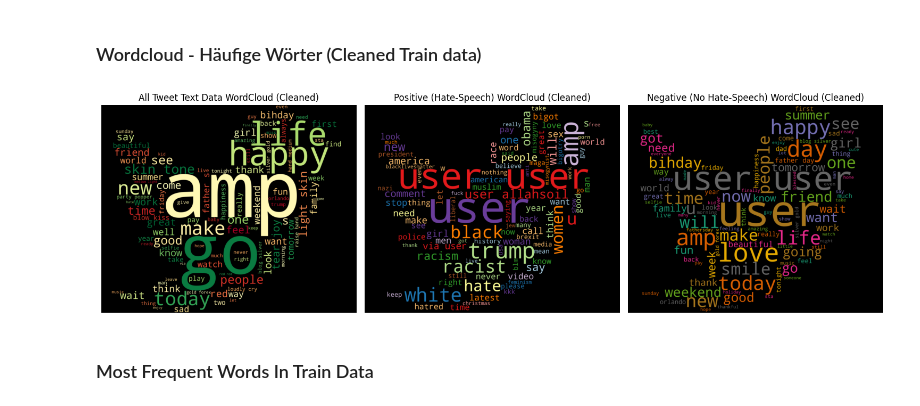
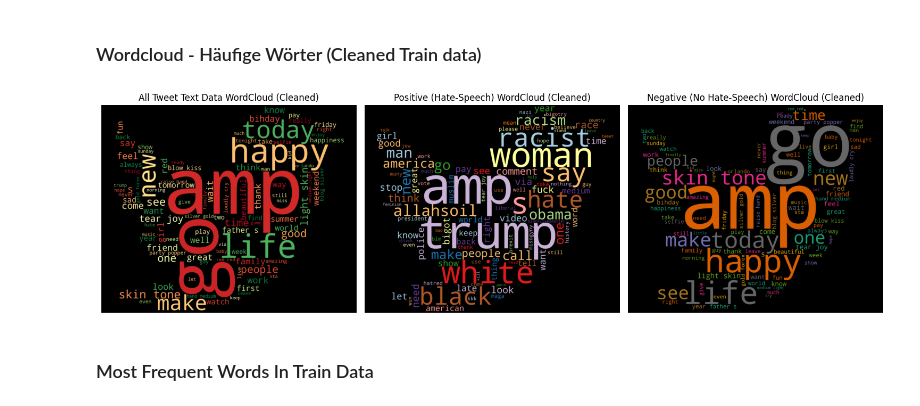
Before and after one commit to netGed/WebScience24, a Jupyter notebook: src/1. Explorative Analysis & Preprocessing/imran/data-expl_hate-speech.ipynb, the cells around one changed output. Drawn from its saved outputs; the diff is of its cells as text; code cells hidden in the pictures.

```diff
--- a/src/1. Explorative Analysis & Preprocessing/imran/data-expl_hate-speech.ipynb
+++ b/src/1. Explorative Analysis & Preprocessing/imran/data-expl_hate-speech.ipynb
@@ -323,49 +328,49 @@ Alltagsthemen: Wörter wie "family," "weekend," "today," "friend" deuten auf all
 # %% [markdown]
 ### Wordcloud - Häufige Wörter (Cleaned Train data)
 # %%
-# Vorbereitung der Daten für den bereinigten Datensatz
 wordcloud_mask = np.array(Image.open("twitter.png"))
 
 # All Tweet Text Data WordCloud (Cleaned)
+train_cleaned_data['tweet_cleaned'] = train_cleaned_data['tweet_cleaned'].fillna("")
+
 all_cleaned_tweet_text = " ".join(train_cleaned_data["tweet_cleaned"].tolist())
 
 # Positive (Hate-Speech) Tweet Text Data WordCloud (Cleaned)
 racist_sexist_cleaned_data = train_cleaned_data[train_cleaned_data.label == 1]
-racist_cleaned_tweet_text = " ".join(racist_sexist_cleaned_data["tweet"].tolist())
+racist_cleaned_tweet_text = " ".join(racist_sexist_cleaned_data["tweet_cleaned"].tolist())
 
 # Negative (No Hate-Speech) Tweet Text Data WordCloud (Cleaned)
 negative_cleaned_data = train_cleaned_data[train_cleaned_data.label == 0]
-negative_cleaned_tweet_text = " ".join(negative_cleaned_data["tweet"].tolist())
+negative_cleaned_tweet_text = " ".join(negative_cleaned_data["tweet_cleaned"].tolist())
 
-# Erstellung der Subplots
 plt.figure(figsize=(15, 10))
 
 # Subplot 1: All Tweet Text Data WordCloud (Cleaned)
 plt.subplot(1, 3, 1)
 wordcloud = WordCloud(stopwords=stopword, width=800, height=480, max_words=100, mask=wordcloud_mask, colormap='RdYlGn').generate(all_cleaned_tweet_text)
 plt.imshow(wordcloud, interpolation="bilinear")
 plt.axis("off")
 plt.title("All Tweet Text Data WordCloud (Cleaned)")
 
 # Subplot 2: Positive (Hate-Speech) WordCloud (Cleaned)
 plt.subplot(1, 3, 2)
 wordcloud = WordCloud(stopwords=stopword, width=800, height=480, max_words=100, mask=wordcloud_mask, colormap='Paired').generate(racist_cleaned_tweet_text)
 plt.imshow(wordcloud, interpolation="bilinear")
 plt.axis("off")
 plt.title("Positive (Hate-Speech) WordCloud (Cleaned)")
 
 # Subplot 3: Negative (No Hate-Speech) WordCloud (Cleaned)
 plt.subplot(1, 3, 3)
 wordcloud = WordCloud(stopwords=stopword, width=800, height=480, max_words=100, mask=wordcloud_mask, colormap='Dark2').generate(negative_cleaned_tweet_text)
 plt.imshow(wordcloud, interpolation="bilinear")
 plt.axis("off")
 plt.title("Negative (No Hate-Speech) WordCloud (Cleaned)")
 
 # Optimierung des Layouts und Anzeige
 plt.tight_layout()
 plt.show()
 # %% [output]
-[figure, old version]
+[figure, new version]
 # %% [markdown]
 ### Most Frequent Words In Train Data
 # %%
```
Also changed, not shown: parts of 8 cells of this notebook.
